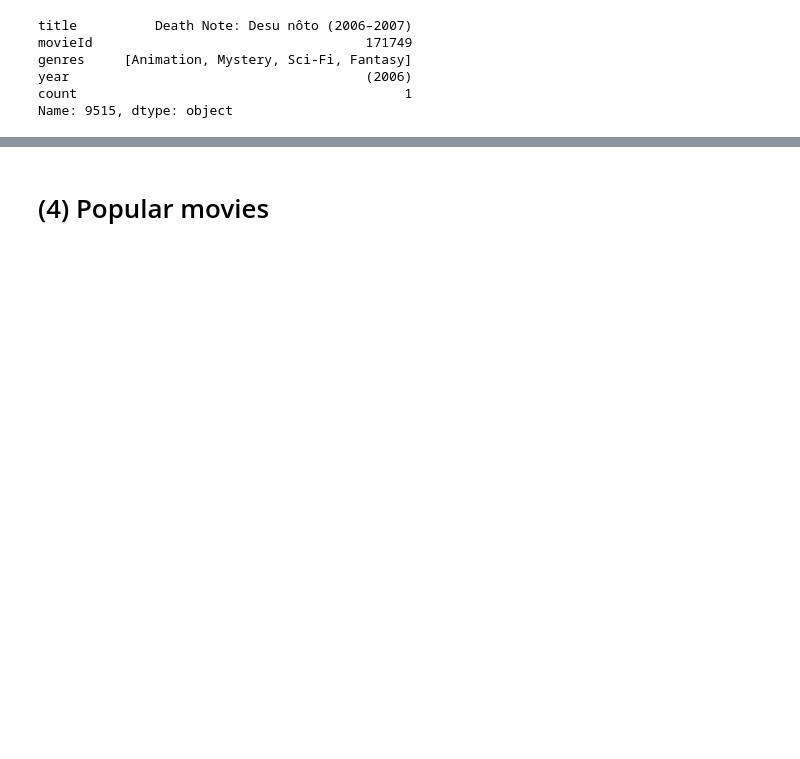
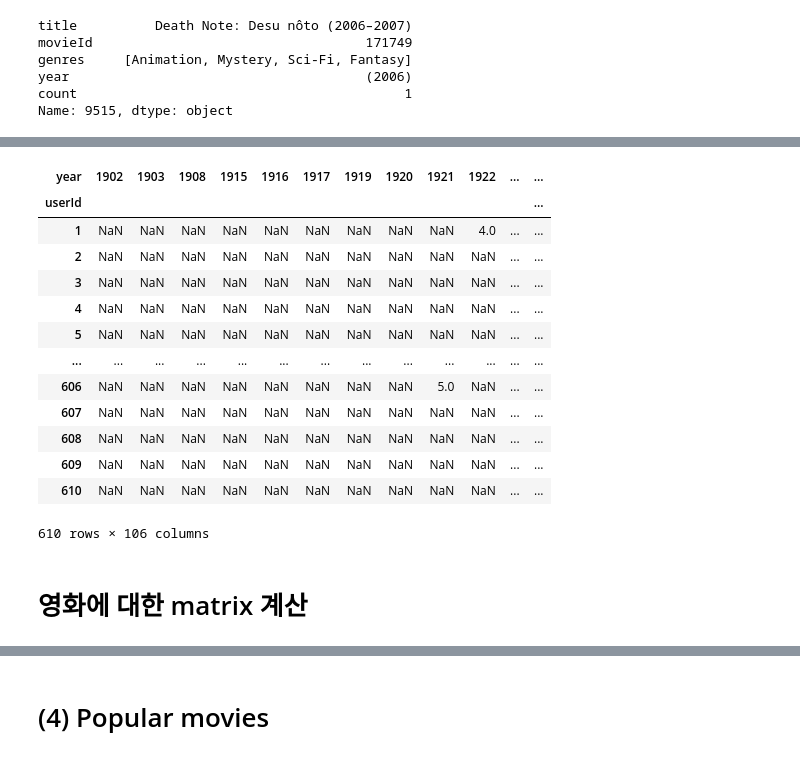
Before and after one commit to basamg912/item_based-recommendation-system, a Jupyter notebook: notebooks/item_based_CF(sim_matrix).ipynb, the cells around one changed output, grey strips where cells are left out. Cells and saved outputs as stored; diff of their text form; code cells hidden in the pictures; blank space fills up the shorter version.

```diff
--- a/notebooks/item_based_CF(sim_matrix).ipynb
+++ b/notebooks/item_based_CF(sim_matrix).ipynb
@@ -553,2 +633,19 @@ Name: rating, Length: 1684, dtype: float64
 # %%
 user_year_matrix = movie_ratings_df.groupby(['userId','year'])['rating'].mean().unstack()
+
+user_year_matrix
+# %% [output]
+| year | 1902 | 1903 | 1908 | 1915 | 1916 | 1917 | 1919 | 1920 | 1921 | 1922 | ... | ... |
+| userId |  |  |  |  |  |  |  |  |  |  |  | ... |
+| 1 | NaN | NaN | NaN | NaN | NaN | NaN | NaN | NaN | NaN | 4.0 | ... | ... |
+| 2 | NaN | NaN | NaN | NaN | NaN | NaN | NaN | NaN | NaN | NaN | ... | ... |
+| 3 | NaN | NaN | NaN | NaN | NaN | NaN | NaN | NaN | NaN | NaN | ... | ... |
+| 4 | NaN | NaN | NaN | NaN | NaN | NaN | NaN | NaN | NaN | NaN | ... | ... |
+| 5 | NaN | NaN | NaN | NaN | NaN | NaN | NaN | NaN | NaN | NaN | ... | ... |
+| ... | ... | ... | ... | ... | ... | ... | ... | ... | ... | ... | ... | ... |
+| 606 | NaN | NaN | NaN | NaN | NaN | NaN | NaN | NaN | 5.0 | NaN | ... | ... |
+| 607 | NaN | NaN | NaN | NaN | NaN | NaN | NaN | NaN | NaN | NaN | ... | ... |
+| 608 | NaN | NaN | NaN | NaN | NaN | NaN | NaN | NaN | NaN | NaN | ... | ... |
+| 609 | NaN | NaN | NaN | NaN | NaN | NaN | NaN | NaN | NaN | NaN | ... | ... |
+| 610 | NaN | NaN | NaN | NaN | NaN | NaN | NaN | NaN | NaN | NaN | ... | ... |
+610 rows × 106 columns
@@ -558,0 +652,2 @@ movie_year_info = movie_ratings_df.set_index('movieId')['year'].dropna()
+# %% [markdown]
+# 영화에 대한 matrix 계산
```
Also changed, not shown: parts of 29 cells of this notebook, 1 other file.
